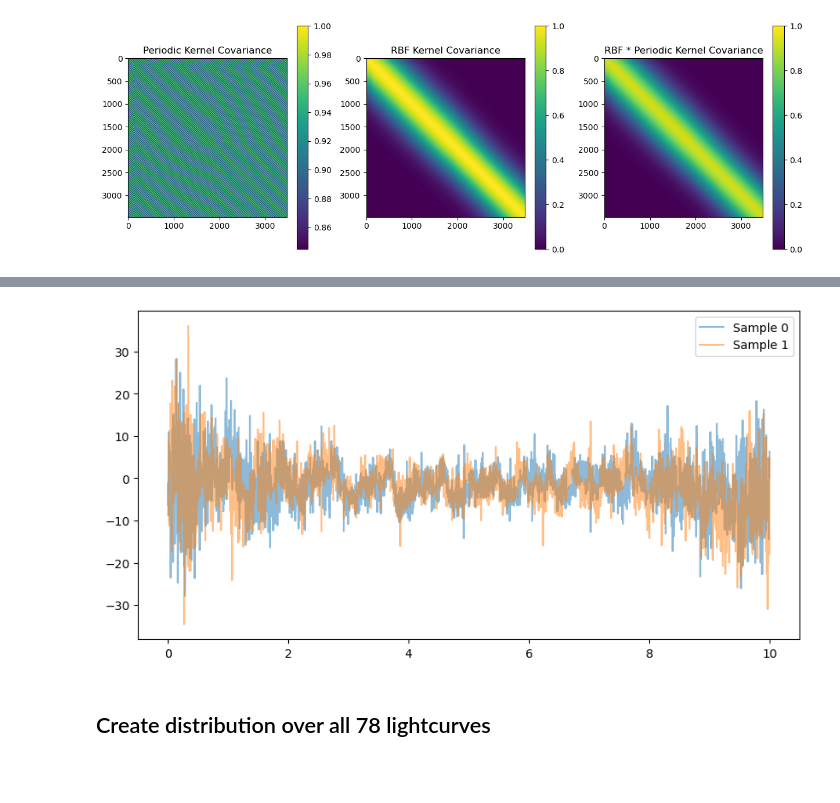
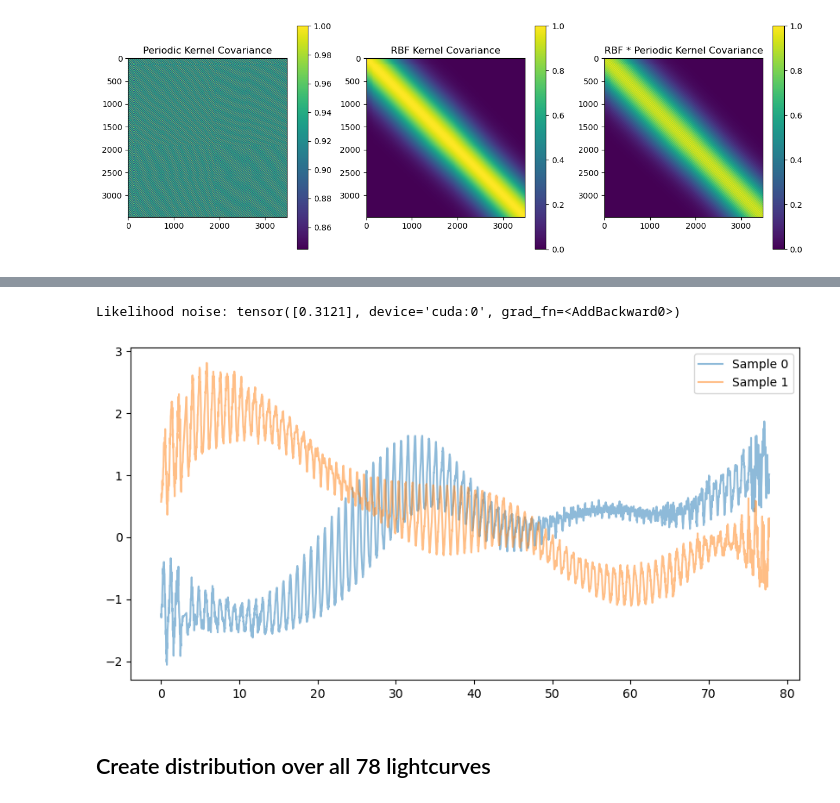
Before and after one commit to linneawolniewicz/dipper-detection, a Jupyter notebook: notebooks/data_notebooks/generate_synthetic_lc.ipynb, the cells around one changed output, grey strips where cells are left out. Drawn from its saved outputs; the diff is of its cells as text; code cells hidden in the pictures; blank space fills up the shorter version.

Commit message:
noise investigation

```diff
--- a/notebooks/data_notebooks/generate_synthetic_lc.ipynb
+++ b/notebooks/data_notebooks/generate_synthetic_lc.ipynb
@@ -77,7 +222,16 @@ y_err_new = y_err[(x < 30) | (x > 40)]
 # Hyperparameters
 training_iterations = 100
 lr = 0.01
-learn_additional_noise = True
+
+noise_variances = torch.tensor(y_err_new, dtype=torch.float32).to(device) ** 2
+# likelihood = gpytorch.likelihoods.FixedNoiseGaussianLikelihood(
+#     noise=noise_variances,
+#     learn_additional_noise=True
+# )
+
+likelihood = gpytorch.likelihoods.GaussianLikelihood(
+    noise_constraint=GreaterThan(lower_bound=0.0001)
+).to(device)
 
 kernel = QuasiPeriodicKernel(
     period_length_constraint=Interval(lower_bound=min(period - 0.01, 1.0), upper_bound=100.0, initial_value=period),
@@ -88,11 +242,10 @@ kernel = QuasiPeriodicKernel(
 model, likelihood, mll = train_gp(
     torch.tensor(x_new, dtype=torch.float32).to(device),
     torch.tensor(y_new, dtype=torch.float32).to(device),
-    torch.tensor(y_err_new, dtype=torch.float32).to(device),
     training_iterations=training_iterations,
     lr=lr,
     device=device,
-    learn_additional_noise=learn_additional_noise,
+    likelihood=likelihood,
     kernel=kernel,
     plot=True
 )
@@ -218,47 +373,35 @@ cutoff_mean: 1.1247434616088867
 # %%
-# Initialize new gp model with the following hyperparameters:
-# Learned GP parameters:
-# Mean Constant:  0.42528849840164185
-# Outputscale:  1.259399175643921
-# Additional Noise:  [0.3121725 0.3121725 0.3121725 ... 0.3121725 0.3121725 0.3121725]
-# Periodic Lengthscale:  11.851730346679688
-# Period Length:  0.8886994123458862
-# RBF Lengthscale:  11.176589965820312
-noises = torch.tensor([0.3121725] * 3000).to(device)
-outputscale = 1.259399175643921
-mean_constant = 0.42528849840164185
-period_length = 0.8886994123458862
-periodic_lengthscale = 11.851730346679688
-rbf_lengthscale = 11.176589965820312
-
-# Define timesteps, y as Gaussian noise, and noise
-x = torch.linspace(0, 10, 3000).to(device)
-noise_vars = torch.tensor(noises * 3000).to(device)
+# Initialize new gp model with the learned parameters
+likelihood = gpytorch.likelihoods.GaussianLikelihood().to(device)
+likelihood.noise = np.mean(noises)
+print(f"Likelihood noise: {likelihood.noise}")
+x = torch.tensor(x, dtype=torch.float32).to(device)
 
 # Get GP model
-kernel = ParameterizedQuasiPeriodicKernel(period_length, periodic_lengthscale, rbf_lengthscale).to(device)
-model = ParameterizedGPModel(kernel, mean_constant, outputscale, noise_vars).to(device)
+kernel = ParameterizedQuasiPeriodicKernel(period_length, periodic_lengthscale, lengthscale).to(device)
+model = ParameterizedGPModel(kernel, mean_constant, outputscale, likelihood).to(device)
 
 # Generate predictions
 model.eval()
 model.likelihood.eval()
 
 # Sample from the GP
 with torch.no_grad(), gpytorch.settings.fast_pred_var():
     predictions = model(x)
     samples = model.likelihood(model(x)).sample(sample_shape=torch.Size([2]))
     mean = predictions.mean.cpu().numpy()
     variance = predictions.variance.cpu().numpy()
     stddev = np.sqrt(variance)
 
 # Plot
 plt.figure(figsize=(10,5))
 for i in range(2):
     plt.plot(x.cpu().numpy(), samples[i].cpu().numpy(), alpha=0.5, label=f'Sample {i}')
 plt.legend()
 plt.show()
 # %% [output]
+Likelihood noise: tensor([0.3121], device='cuda:0', grad_fn=<AddBackward0>)
-[figure, old version]
+[figure, new version]
 # %% [markdown]
 ## Create distribution over all 78 lightcurves
 # %% [markdown]
```
Also changed, not shown: parts of 12 cells of this notebook, 2 other files.
